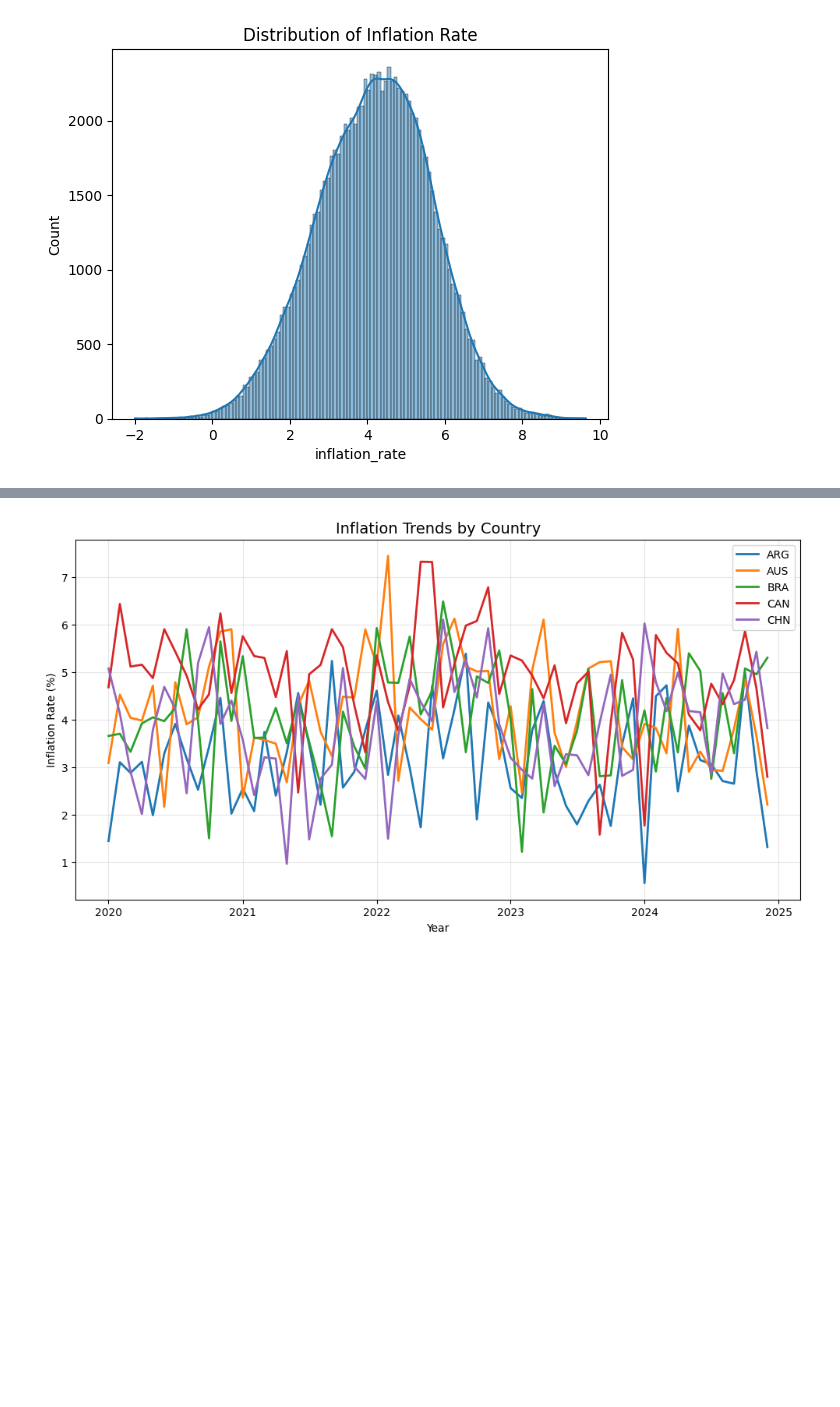
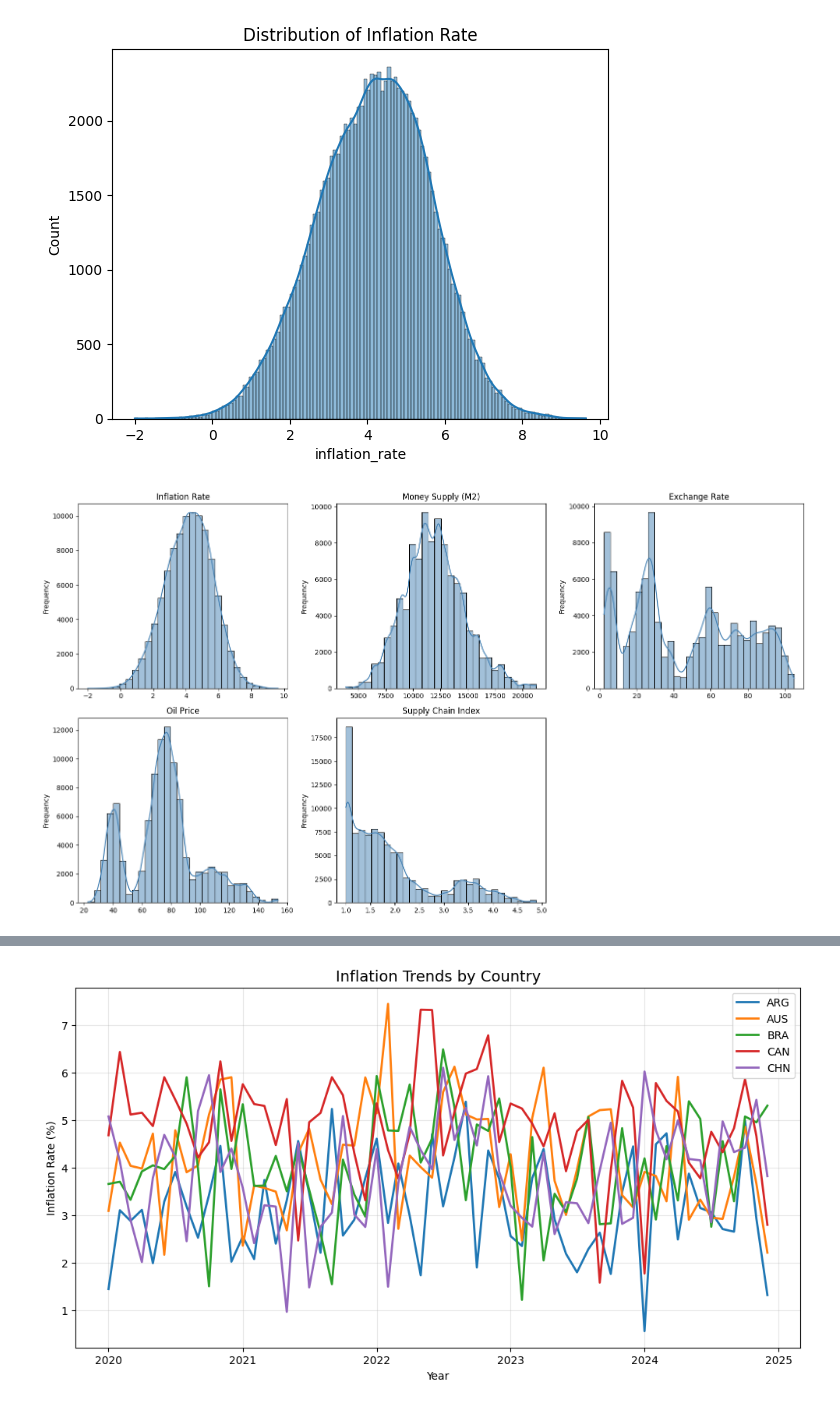
Before and after one commit to gesangamukti/global-inflation-analysis, a Jupyter notebook: globalinflationanalysispost-covid-eda-insight.ipynb, the cells around one changed output, grey strips where cells are left out. Cells and saved outputs as stored; diff of their text form; code cells hidden in the pictures; blank space fills up the shorter version.

```diff
--- a/globalinflationanalysispost-covid-eda-insight.ipynb
+++ b/globalinflationanalysispost-covid-eda-insight.ipynb
@@ -140,0 +145,41 @@ plt.show()
+# %%
+selected_vars = [
+    'inflation_rate',
+    'money_supply_m2',
+    'exchange_rate_usd',
+    'oil_price',
+    'supply_chain_index'
+]
+
+titles = [
+    'Inflation Rate',
+    'Money Supply (M2)',
+    'Exchange Rate',
+    'Oil Price',
+    'Supply Chain Index'
+]
+
+fig, axes = plt.subplots(2, 3, figsize=(16, 9))
+
+for ax, var, title in zip(axes.flatten(), selected_vars, titles):
+
+    sns.histplot(
+        data=df,
+        x=var,
+        bins=30,
+        kde=True,
+        edgecolor='black',
+        color='steelblue',
+        ax=ax
+    )
+
+    ax.set_title(title, fontsize=12)
+    ax.set_xlabel("")
+    ax.set_ylabel("Frequency")
+
+axes[1,2].axis("off")
+
+plt.tight_layout()
+plt.show()
+# %% [output]
+[figure, added]
```
Also changed, not shown: parts of 11 cells of this notebook.
